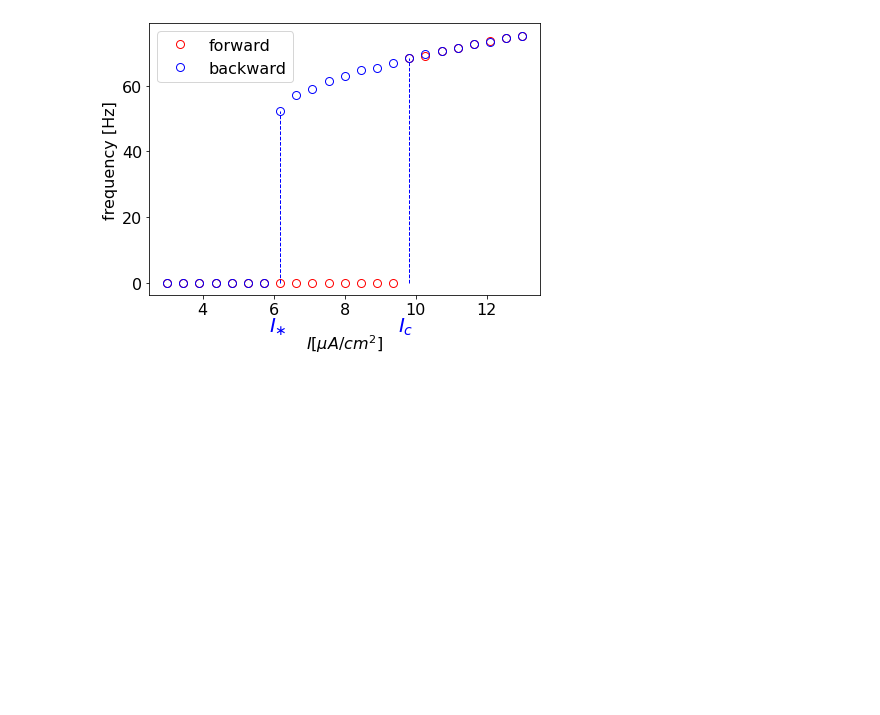
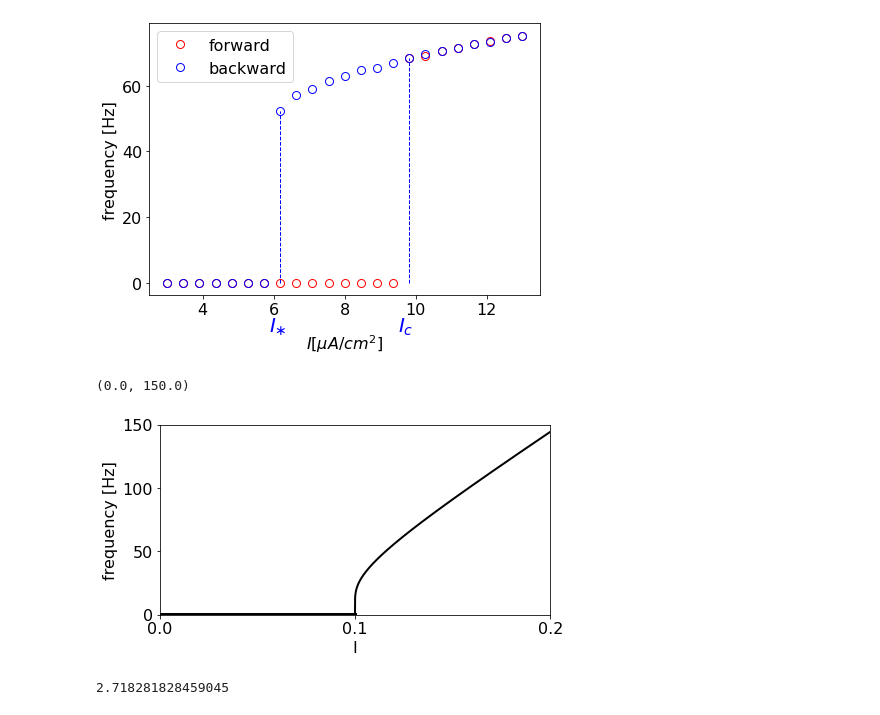
Before and after one commit to Ziaeemehr/mndynamics, a Jupyter notebook: mndynamics/examples/Chap_17.ipynb, the cells around one changed output. Cells and saved outputs as stored; diff of their text form; code cells hidden in the pictures; blank space fills up the shorter version.

```diff
--- a/mndynamics/examples/Chap_17.ipynb
+++ b/mndynamics/examples/Chap_17.ipynb
@@ -65,3 +68,32 @@ data = np.load("data.npz")
 obj.plot_F_I(data);
 # %% [output]
 [figure]
+# %%
+# LIF neuron
+
+N = 1000
+tau_m = 10.0
+x = np.arange(0, 1, 0.001)
+
+N = 1000
+ind = np.arange(0, N, 1.)
+I = 0.1+np.exp(-N/ind)*np.exp(1)*0.1
+
+T = tau_m * np.log(tau_m * I / (tau_m * I - 1))
+freq = 1000.0 / T
+
+plt.figure(figsize=(7, 3.5))
+plt.plot(I, freq, 'k', lw=2)
+plt.plot([0, 0.1], [0, 0], 'k', lw=4)
+plt.xlabel('I')
+plt.ylabel('frequency [Hz]')
+plt.xticks([0, 0.1, 0.2])
+plt.xlim(0,0.2)
+plt.ylim(0, 150)
+# %% [output]
+(0.0, 150.0)
+[figure, added]
+# %%
+np.exp(1)
+# %% [output]
+2.718281828459045
```
Also changed, not shown: parts of 10 cells of this notebook, 4 other files.
